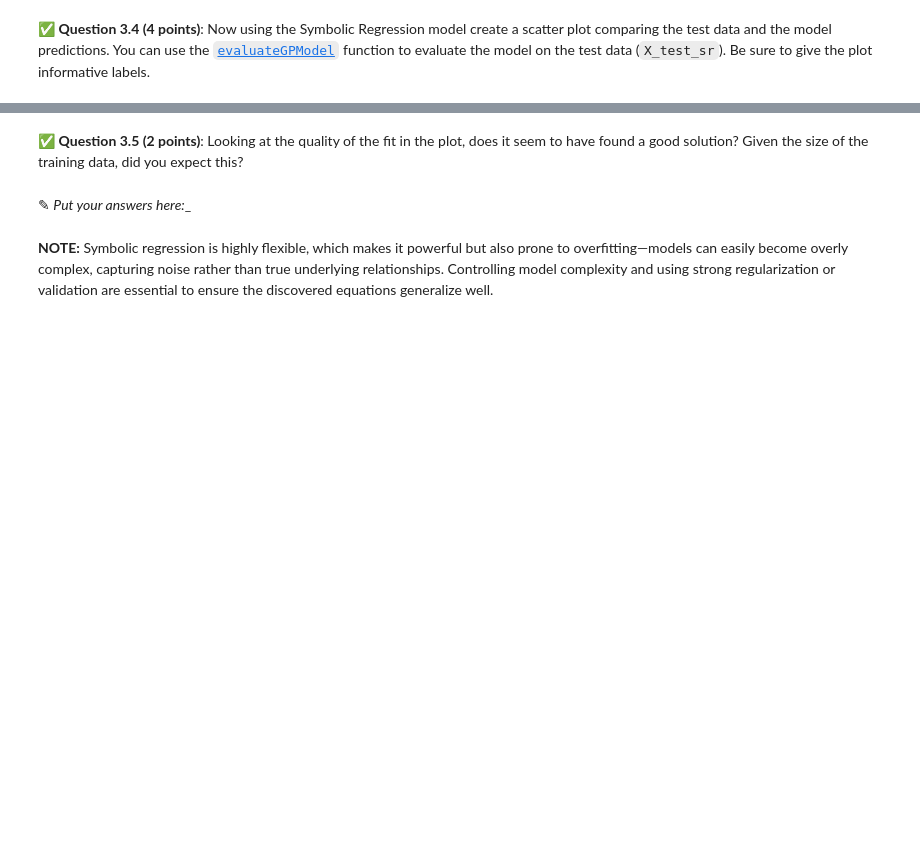
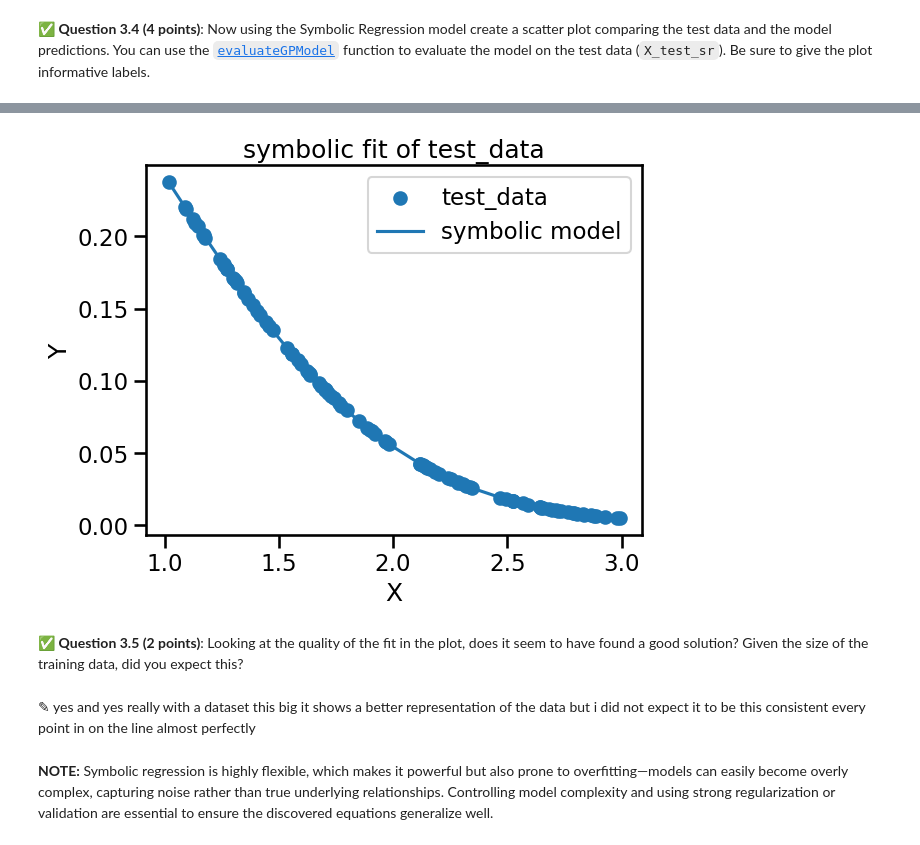
Before and after one commit to TonyH1287/cmse202-s26-turnin, a Jupyter notebook: HW-03/HW-03_Regression-S26-STUDENT.ipynb, the cells around one changed output, grey strips where cells are left out. Cells and saved outputs as stored; diff of their text form; code cells hidden in the pictures; blank space fills up the shorter version.

Commit message:
part 3 complete - did this last because i was struggling to figure it out

```diff
--- a/HW-03/HW-03_Regression-S26-STUDENT.ipynb
+++ b/HW-03/HW-03_Regression-S26-STUDENT.ipynb
@@ -282,7 +276,24 @@ sr_model = sgp.evolve(
+# %%
+# put your code here
+sr_predictions = -3.25327085179868e-10 + 0.398942280916842 * np.exp(-(test_data["X"]**2)/2)
+sorted_index = test_data["X"].argsort()
+plt.scatter(test_data["X"], test_data["Y"], label="test_data")
+plt.plot(
+    test_data["X"].iloc[sorted_index],
+    sr_predictions.iloc[sorted_index],
+    label="symbolic model"
+)
+plt.xlabel("X")
+plt.ylabel("Y")
+plt.title("symbolic fit of test_data")
+plt.legend()
+plt.show()
+# %% [output]
+[figure, added]
 # %% [markdown]
 &#9989; **Question 3.5 (2 points)**: Looking at the quality of the fit in the plot, does it seem to have found a good solution? Given the size of the training data, did you expect this?
-# %% [markdown]
-<font size=+3>&#9998;</font> _Put your answers here:__
+# %% [markdown]
+<font size=+3>&#9998;</font> yes and yes really with a dataset this big it shows a better representation of the data but i did not expect it to be this consistent every point in on the line almost perfectly
 # %% [markdown]
 **NOTE:** Symbolic regression is highly flexible, which makes it powerful but also prone to overfitting—models can easily become overly complex, capturing noise rather than true underlying relationships. Controlling model complexity and using strong regularization or validation are essential to ensure the discovered equations generalize well.
 # %% [markdown]
```
Also changed, not shown: parts of 6 cells of this notebook.
